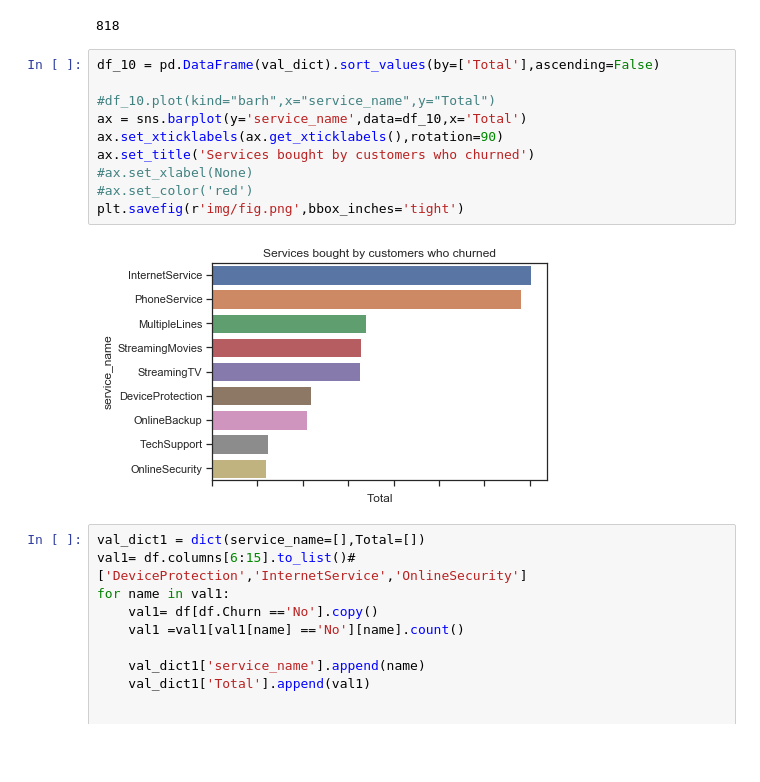
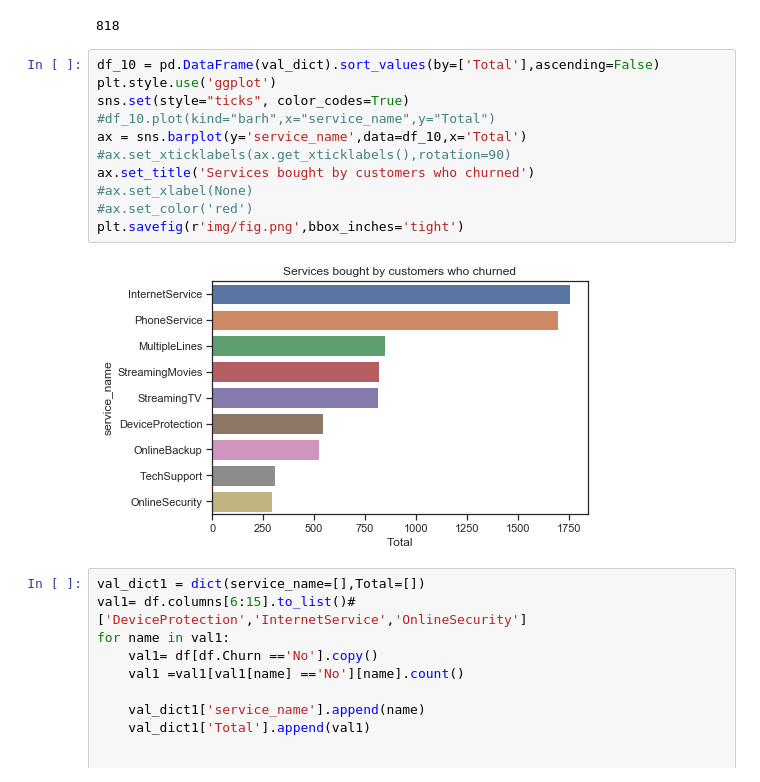
Before and after one commit to weinerkervens/churn_analysis, a Jupyter notebook: Customer Churn Analysis (by Weiner-Kervens PIERRE).ipynb, the cells around one changed output. Cells and saved outputs as stored; diff of their text form; blank space fills up the shorter version.

```diff
--- a/Customer Churn Analysis (by Weiner-Kervens PIERRE).ipynb
+++ b/Customer Churn Analysis (by Weiner-Kervens PIERRE).ipynb
@@ -568,16 +568,17 @@ print(val)
 818
 # %%
 df_10 = pd.DataFrame(val_dict).sort_values(by=['Total'],ascending=False)
-
+plt.style.use('ggplot')
+sns.set(style="ticks", color_codes=True)
 #df_10.plot(kind="barh",x="service_name",y="Total")
 ax = sns.barplot(y='service_name',data=df_10,x='Total')
-ax.set_xticklabels(ax.get_xticklabels(),rotation=90)
+#ax.set_xticklabels(ax.get_xticklabels(),rotation=90)
 ax.set_title('Services bought by customers who churned')
 #ax.set_xlabel(None)
 #ax.set_color('red')
 plt.savefig(r'img/fig.png',bbox_inches='tight')
 # %% [output]
-[figure, old version]
+[figure, new version]
 # %%
 val_dict1 = dict(service_name=[],Total=[])
 val1= df.columns[6:15].to_list()#['DeviceProtection','InternetService','OnlineSecurity']
```
